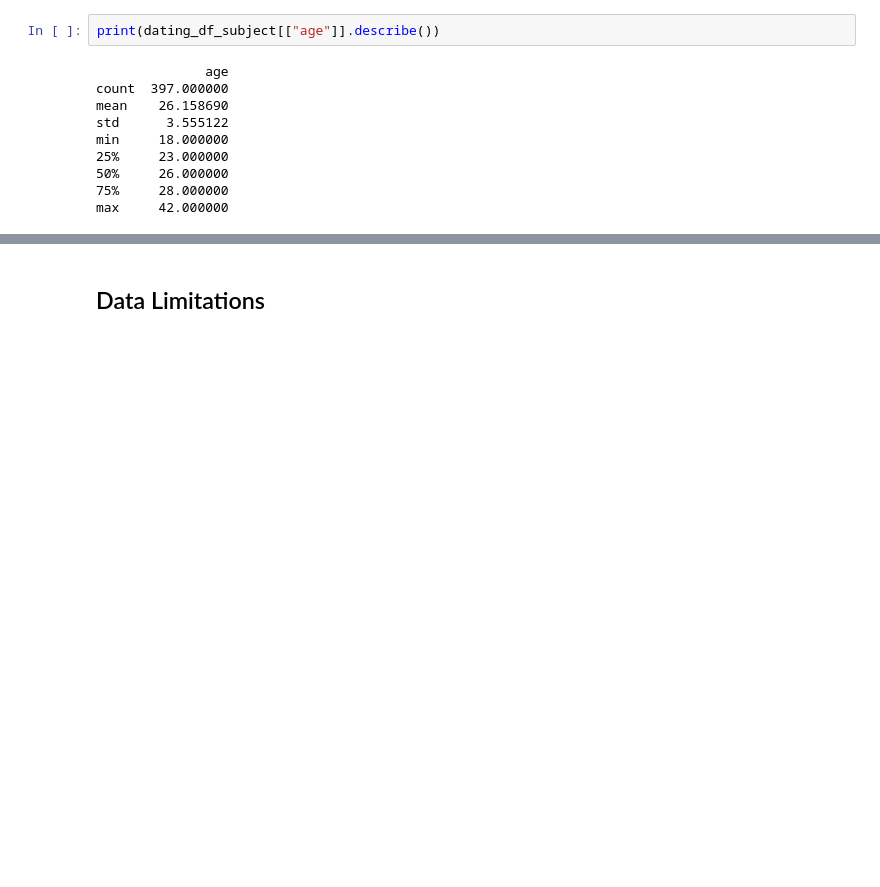
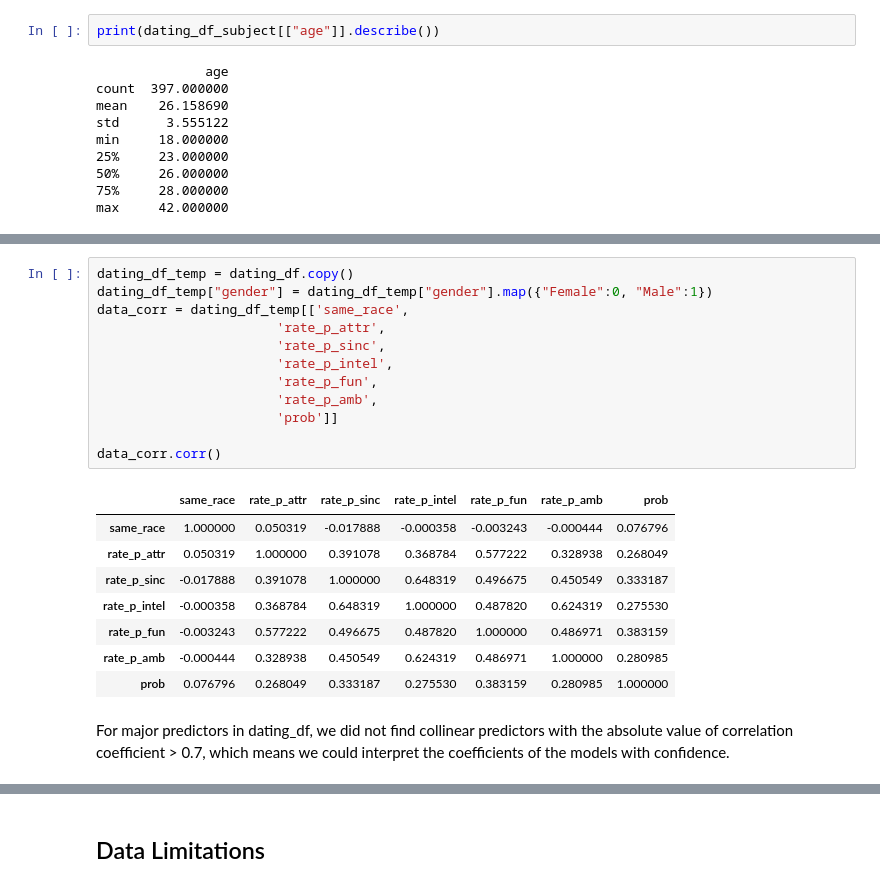
Before and after one commit to flaviafafa/speed_dating_project, a Jupyter notebook: data_processing/Phase2.ipynb, the cells around one changed output, grey strips where cells are left out. Drawn from its saved outputs; the diff is of its cells as text; blank space fills up the shorter version.

```diff
--- a/data_processing/Phase2.ipynb
+++ b/data_processing/Phase2.ipynb
@@ -565,0 +530,23 @@ draw_hist("rate_self_amb", 1, axs[1,1])
+# %%
+dating_df_temp = dating_df.copy()
+dating_df_temp["gender"] = dating_df_temp["gender"].map({"Female":0, "Male":1})
+data_corr = dating_df_temp[['same_race',
+                       'rate_p_attr',
+                       'rate_p_sinc',
+                       'rate_p_intel',
+                       'rate_p_fun',
+                       'rate_p_amb',
+                       'prob']]
+
+data_corr.corr()
+# %% [output]
+|  | same_race | rate_p_attr | rate_p_sinc | rate_p_intel | rate_p_fun | rate_p_amb | prob |
+| same_race | 1.000000 | 0.050319 | -0.017888 | -0.000358 | -0.003243 | -0.000444 | 0.076796 |
+| rate_p_attr | 0.050319 | 1.000000 | 0.391078 | 0.368784 | 0.577222 | 0.328938 | 0.268049 |
+| rate_p_sinc | -0.017888 | 0.391078 | 1.000000 | 0.648319 | 0.496675 | 0.450549 | 0.333187 |
+| rate_p_intel | -0.000358 | 0.368784 | 0.648319 | 1.000000 | 0.487820 | 0.624319 | 0.275530 |
+| rate_p_fun | -0.003243 | 0.577222 | 0.496675 | 0.487820 | 1.000000 | 0.486971 | 0.383159 |
+| rate_p_amb | -0.000444 | 0.328938 | 0.450549 | 0.624319 | 0.486971 | 1.000000 | 0.280985 |
+| prob | 0.076796 | 0.268049 | 0.333187 | 0.275530 | 0.383159 | 0.280985 | 1.000000 |
+# %% [markdown]
+For major predictors in dating_df, we did not find collinear predictors with the absolute value of correlation coefficient > 0.7, which means we could interpret the coefficients of the models with confidence.
```
Also changed, not shown: parts of 86 cells of this notebook.
